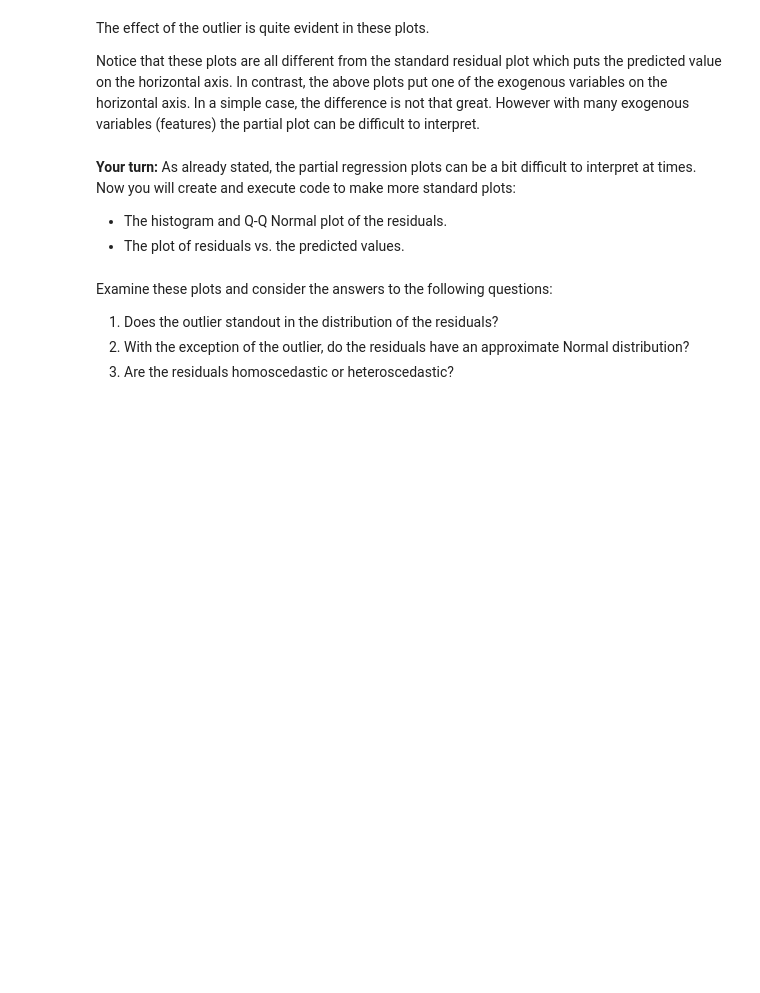
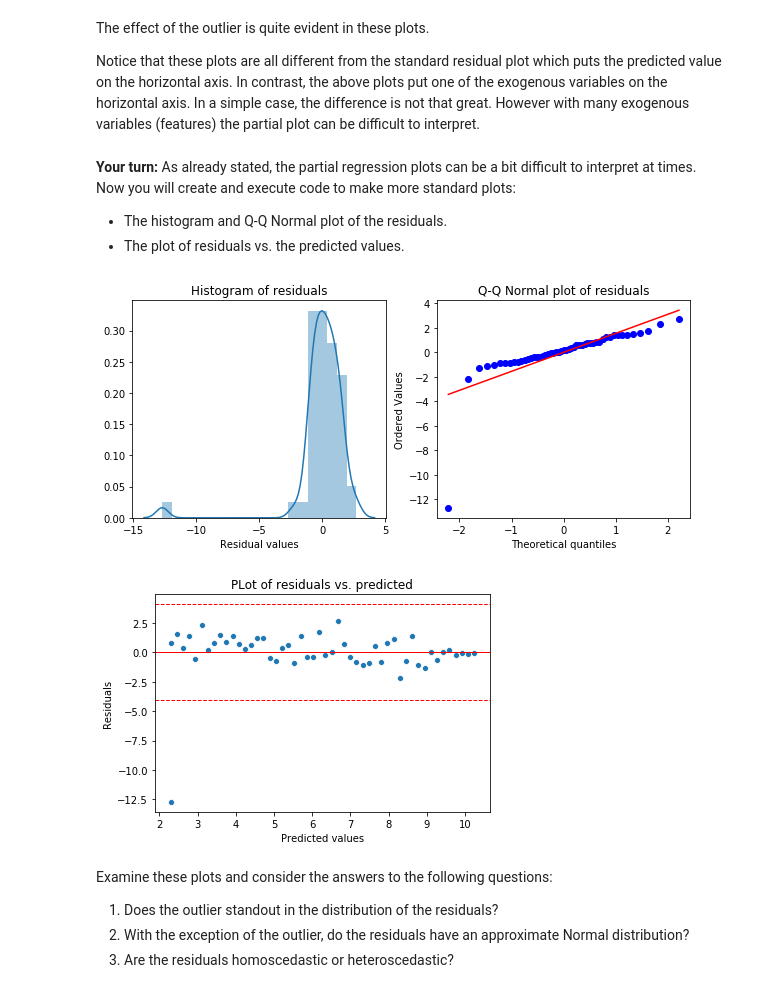
Before and after one commit to StephenElston/DataScience410, a Jupyter notebook: Lecture6/IntroToRegression.ipynb, the cells around one changed output. Cells and saved outputs as stored; diff of their text form; code cells hidden in the pictures; blank space fills up the shorter version.

```diff
--- a/Lecture6/IntroToRegression.ipynb
+++ b/Lecture6/IntroToRegression.ipynb
@@ -628,6 +816,16 @@ Notice that these plots are all different from the standard residual plot which
 **Your turn:** As already stated, the partial regression plots can be a bit difficult to interpret at times. Now you will create and execute code to make more standard plots:
 - The histogram and Q-Q Normal plot of the residuals.
 - The plot of residuals vs. the predicted values.
+# %%
+sim_data_outlier['predicted'] = ols_model_outlier.predict(sim_data_outlier.x)
+
+sim_data_outlier['resids'] = np.subtract(sim_data_outlier.predicted, sim_data_outlier.y)
+
+plot_resid_dist(sim_data_outlier.resids)
+residual_plot(sim_data_outlier)
+# %% [output]
+[figure, added]
+[figure, added]
 # %% [markdown]
 Examine these plots and consider the answers to the following questions:
 1. Does the outlier standout in the distribution of the residuals?
```
Also changed, not shown: parts of 27 cells of this notebook.
